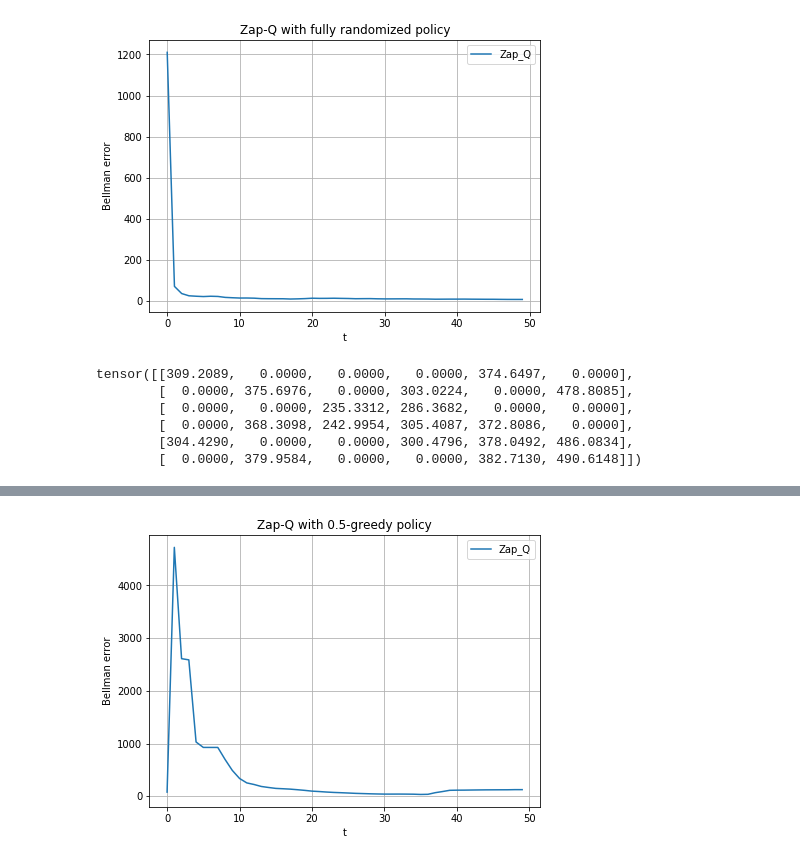
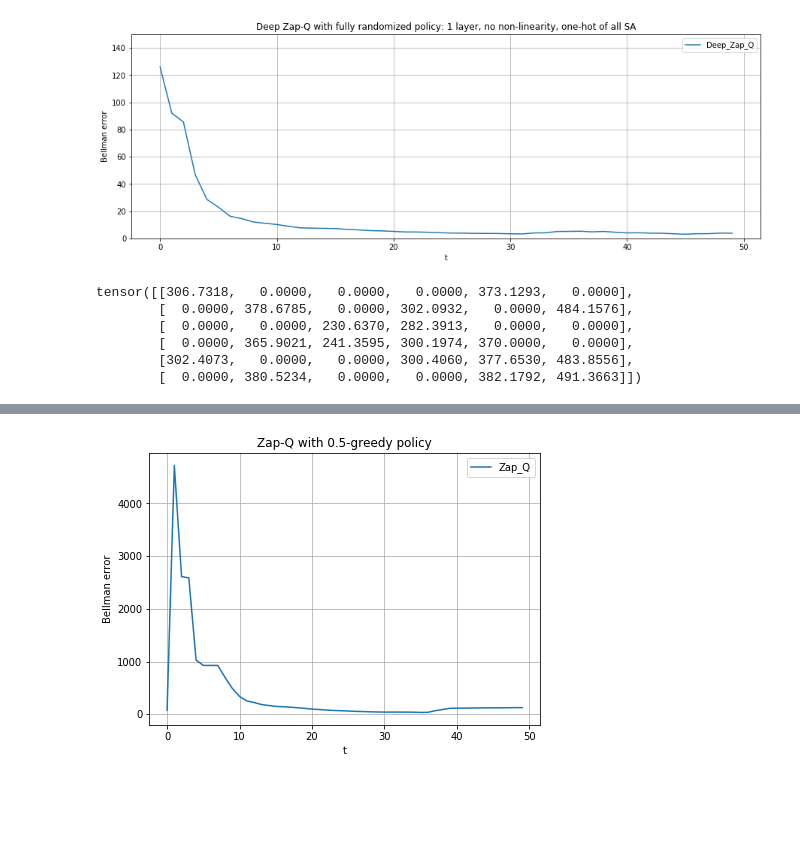
Before and after one commit to TheoMoins/IFT6085-Project, a Jupyter notebook: Experiments_Deep_Version.ipynb, the cells around one changed output, grey strips where cells are left out. Saved outputs shown, nothing was run; the diff lists cells and outputs as text; code cells hidden in the pictures; blank space fills up the shorter version.

```diff
--- a/Experiments_Deep_Version.ipynb
+++ b/Experiments_Deep_Version.ipynb
@@ -141,29 +172,31 @@ def take_action(x, a, adjacencyMatrix, environmentAwareness=True, randomness=0.5
             aa = np.random.choice(available)
             return aa, adjacencyMatrix[x][aa]
 # %%
+# Definition of our Deep Neural Network
+
 class Q_function(nn.Module):
-    def __init__(self):
+    def __init__(self, architecture = None):
         super(Q_function, self).__init__()
-        self.fc = nn.Sequential(
-            nn.Linear(StaActLen, 32),
-            nn.ReLU(),
-            nn.Linear(32, 32),
-            nn.ReLU(),
-            nn.Linear(32, 1)
-        )
 
-    def init_weights(self):
-        nn.init.constant(self.fc.weight, 0)
+        if(architecture):
+            self.net = architecture
+        else:
+            self.net = nn.Sequential(
+                nn.Linear(StaActLen, 1, bias=False)
+            )
+            for m in self.modules():
+                if isinstance(m, nn.Linear):
+                    nn.init.constant_(m.weight, 0)
 
     def num_params(self):
         return sum(p.numel() for p in self.parameters())
 
     def evaluate(self, x):
         with torch.no_grad():
-            return self.fc(x)
+            return self.net(x)
 
     def forward(self, x):
-        return self.fc(x)
+        return self.net(x)
 
     def update_A_hat(self, A_hat, gammat, psixtat, psixtp1_OptAct, beta):
         giga_tensor = torch.Tensor()
@@ -191,11 +224,7 @@ class Q_function(nn.Module):
         big_vector = alphat*(Ainv_ZapQ @ psixtat)*dt
         id = 0
         for f in self.parameters():
-#             print("WEIGHTS :")
-#             print(f.data)
             f.data = f.data - big_vector[id : id + f.data.numel()].view(f.data.shape)
-#             print("UPDATE WEIGHTS :")
-#             print(f.data)
             id += f.data.numel()
 # %%
 # Zap Q algorithm:
@@ -209,7 +238,8 @@ def Zap_Q(xStart = 4, # start state
           T=100000, # Number of iterations for learning (number of data samples we observe)
           t_step=1000, #This is how often I want to store the data (Bellman error)
           livePlot=True,
-          plotTitle=None):
+          plotTitle=None,
+          architecture=None):
     """
     /!\: Not self-contained, will only work with R for now
     Plots every t_step iteration, on the go if livePlot=True (alterates wall-clock performance)
@@ -221,7 +251,7 @@ def Zap_Q(xStart = 4, # start state
     xt = xStart; # start in state 0
     noise = environmentRandomness
 
-    Q = Q_function()
+    Q = Q_function(architecture)
 
     # Initialize the Matrix gain for Zap Q:
     A_ZapQ = 10*torch.eye(StaActLen, Q.num_params())
@@ -240,8 +270,6 @@ def Zap_Q(xStart = 4, # start state
             epsilon = 1./(t+1)
         else:
             epsilon = policyRandomness
-        # ChooseAction will return the random action chosen in the current state AND the next state
-        #xtp1at_m = ChooseAction(xt,noise,Qfun_ZapQ)
         at = epsilon_greedy_policy(xt,
                                    R,
                                    Qfun_ZapQ,
@@ -256,6 +284,7 @@ def Zap_Q(xStart = 4, # start state
 
         # Defining the stepsizes:
         alphat = 1./(t+2); # stepsize for parameter recursion
+        #alphat = 0.001
         gammat = np.power((t+1),-rho) # stepsize for matrix gain recursion
 
         num_sa_pair = int(SAPairtoNumber[xt][at]) # Mapping [S A] -> the curresponding number
@@ -325,7 +354,7 @@ def Zap_Q(xStart = 4, # start state
                 Qfun_ZapQ[NumbertoSAPair[jj,0],NumbertoSAPair[jj,1]] = Q.evaluate(psixtat)
             # MaximalBellmanError = max_{x,a} BE(x,a):
             # print(Qfun_ZapQ)
-            dataplot['Zap_Q'].append(compute_Bellman_error(Qfun_ZapQ, beta, noise))
+            dataplot['Deep_Zap_Q'].append(compute_Bellman_error(Qfun_ZapQ, R, beta, noise))
             if livePlot:
                 live_plot(dataplot, title=plotTitle, ylabel='Bellman error', xlabel='t')
 
@@ -336,22 +365,22 @@ def Zap_Q(xStart = 4, # start state
 # %%
 Q = Zap_Q(xStart = 4, # start state
           beta = 0.8, # Discount factor
           rho = 0.85, # Stepsize \gamma_n = (1/n)^\rhot_step=1000
           policyEnvironmentAwareness=True, # policy won't take impossible actions if True
           environmentEnvironmentAwareness=True, # environment will only return possible actions in case of failure if True
           policyRandomness=1,
           environmentRandomness=0.2,
           T=5000, # Number of iterations for learning (number of data samples we observe)
           t_step=100, #This is how often I want to store the data (Bellman error)
           livePlot = True,
-          plotTitle='Zap-Q with fully randomized policy')
+          plotTitle='Deep Zap-Q with fully randomized policy: 1 layer, no non-linearity, one-hot of all SA')
 
 print(Q)
 # %% [output]
-[figure, old version]
+[figure, new version]
-tensor([[309.2089,   0.0000,   0.0000,   0.0000, 374.6497,   0.0000],
-        [  0.0000, 375.6976,   0.0000, 303.0224,   0.0000, 478.8085],
-        [  0.0000,   0.0000, 235.3312, 286.3682,   0.0000,   0.0000],
-        [  0.0000, 368.3098, 242.9954, 305.4087, 372.8086,   0.0000],
-        [304.4290,   0.0000,   0.0000, 300.4796, 378.0492, 486.0834],
-        [  0.0000, 379.9584,   0.0000,   0.0000, 382.7130, 490.6148]])
+tensor([[306.7318,   0.0000,   0.0000,   0.0000, 373.1293,   0.0000],
+        [  0.0000, 378.6785,   0.0000, 302.0932,   0.0000, 484.1576],
+        [  0.0000,   0.0000, 230.6370, 282.3913,   0.0000,   0.0000],
+        [  0.0000, 365.9021, 241.3595, 300.1974, 370.0000,   0.0000],
+        [302.4073,   0.0000,   0.0000, 300.4060, 377.6530, 483.8556],
+        [  0.0000, 380.5234,   0.0000,   0.0000, 382.1792, 491.3663]])
```
Also changed, not shown: parts of 7 cells of this notebook.
